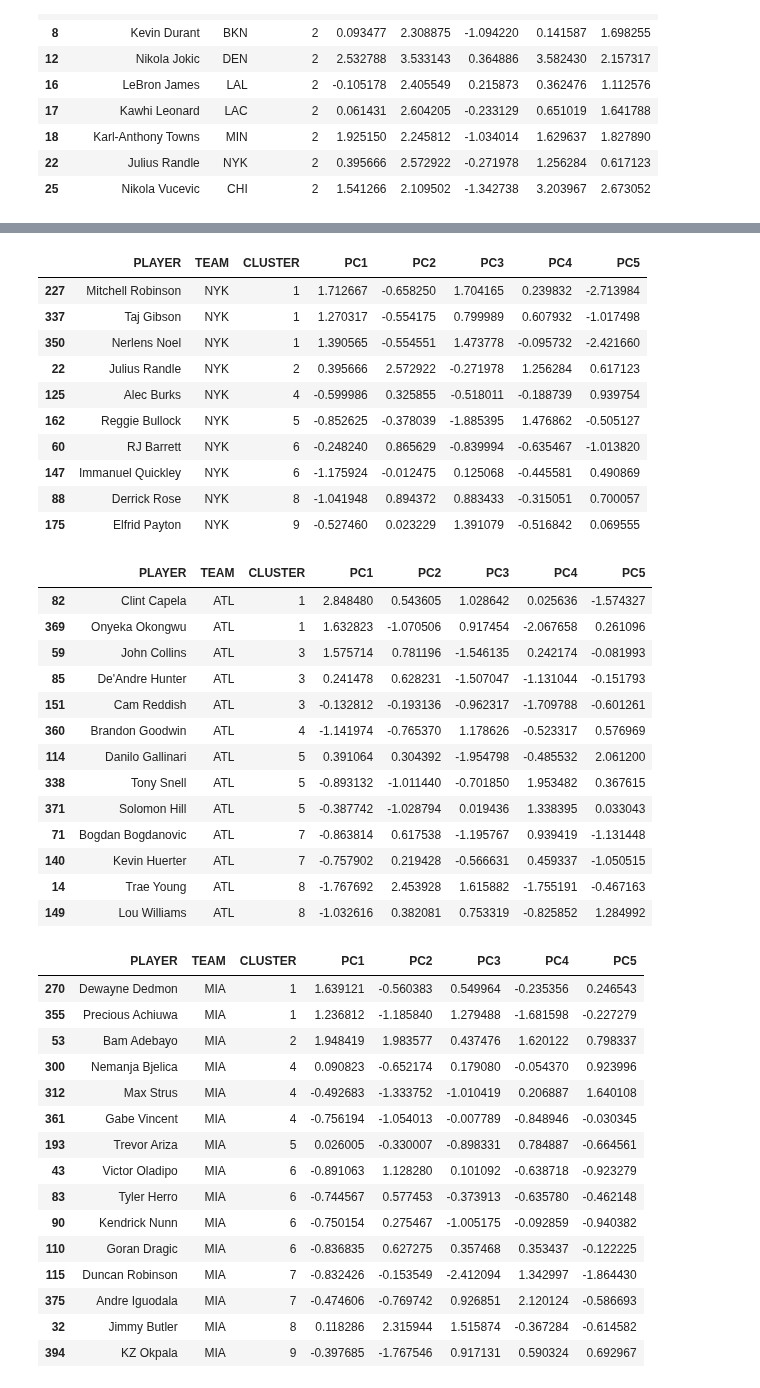
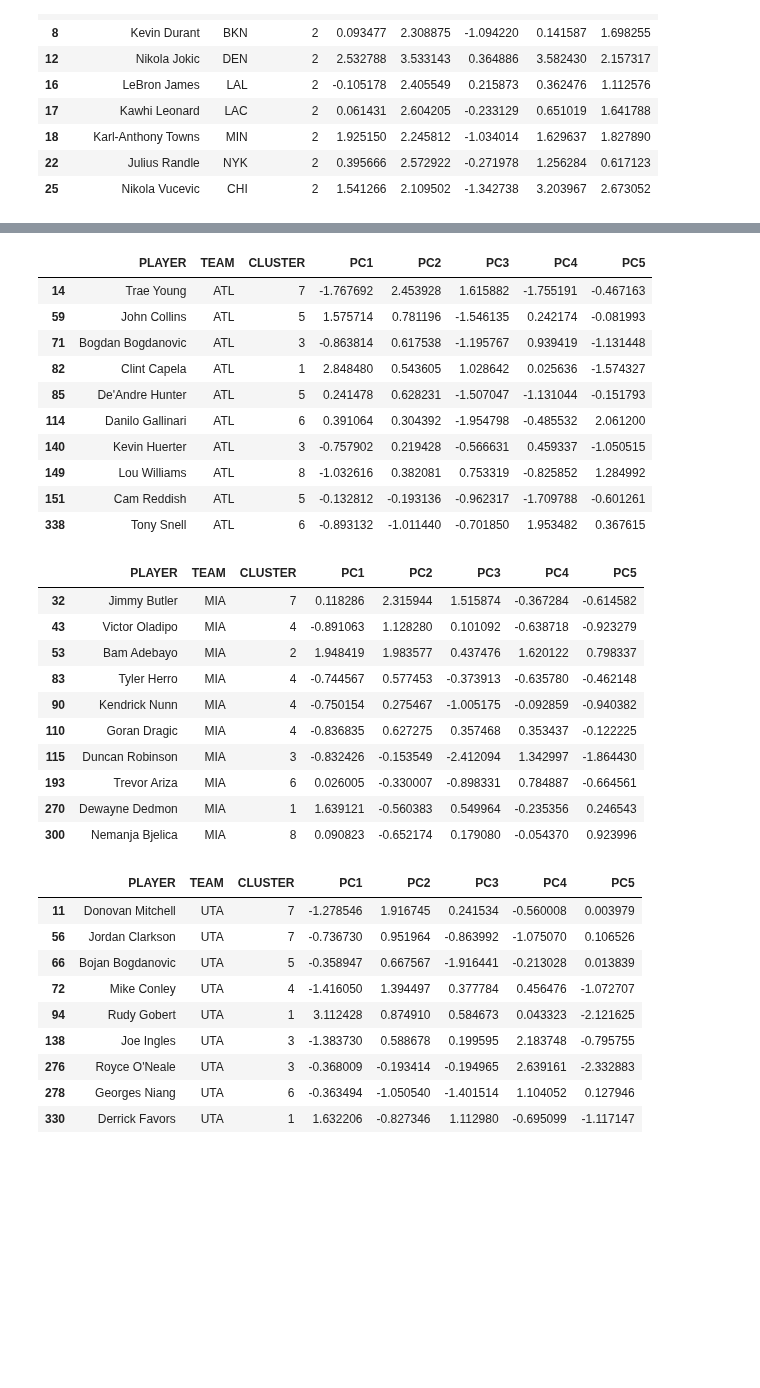
Before and after one commit to CSA100/nba-dsai, a Jupyter notebook: FinalClustering.ipynb, the cells around one changed output, grey strips where cells are left out. Cells and saved outputs as stored; diff of their text form; code cells hidden in the pictures; blank space fills up the shorter version.

```diff
--- a/FinalClustering.ipynb
+++ b/FinalClustering.ipynb
@@ -191,51 +183,42 @@ clusterData[clusterData['TEAM']=='MIL'].sort_values(by=['CLUSTER']).head(20)
 # %%
-clusterData[clusterData['TEAM']=='NYK'].sort_values(by=['CLUSTER']).head(20)
+clusterData[clusterData['TEAM']=='ATL'].head(10)
 # %% [output]
 |  | PLAYER | TEAM | CLUSTER | PC1 | PC2 | PC3 | PC4 | PC5 |
-| 227 | Mitchell Robinson | NYK | 1 | 1.712667 | -0.658250 | 1.704165 | 0.239832 | -2.713984 |
-| 337 | Taj Gibson | NYK | 1 | 1.270317 | -0.554175 | 0.799989 | 0.607932 | -1.017498 |
-| 350 | Nerlens Noel | NYK | 1 | 1.390565 | -0.554551 | 1.473778 | -0.095732 | -2.421660 |
-| 22 | Julius Randle | NYK | 2 | 0.395666 | 2.572922 | -0.271978 | 1.256284 | 0.617123 |
-| 125 | Alec Burks | NYK | 4 | -0.599986 | 0.325855 | -0.518011 | -0.188739 | 0.939754 |
-| 162 | Reggie Bullock | NYK | 5 | -0.852625 | -0.378039 | -1.885395 | 1.476862 | -0.505127 |
-| 60 | RJ Barrett | NYK | 6 | -0.248240 | 0.865629 | -0.839994 | -0.635467 | -1.013820 |
-| 147 | Immanuel Quickley | NYK | 6 | -1.175924 | -0.012475 | 0.125068 | -0.445581 | 0.490869 |
-| 88 | Derrick Rose | NYK | 8 | -1.041948 | 0.894372 | 0.883433 | -0.315051 | 0.700057 |
-| 175 | Elfrid Payton | NYK | 9 | -0.527460 | 0.023229 | 1.391079 | -0.516842 | 0.069555 |
+| 14 | Trae Young | ATL | 7 | -1.767692 | 2.453928 | 1.615882 | -1.755191 | -0.467163 |
+| 59 | John Collins | ATL | 5 | 1.575714 | 0.781196 | -1.546135 | 0.242174 | -0.081993 |
+| 71 | Bogdan Bogdanovic | ATL | 3 | -0.863814 | 0.617538 | -1.195767 | 0.939419 | -1.131448 |
+| 82 | Clint Capela | ATL | 1 | 2.848480 | 0.543605 | 1.028642 | 0.025636 | -1.574327 |
+| 85 | De'Andre Hunter | ATL | 5 | 0.241478 | 0.628231 | -1.507047 | -1.131044 | -0.151793 |
+| 114 | Danilo Gallinari | ATL | 6 | 0.391064 | 0.304392 | -1.954798 | -0.485532 | 2.061200 |
+| 140 | Kevin Huerter | ATL | 3 | -0.757902 | 0.219428 | -0.566631 | 0.459337 | -1.050515 |
+| 149 | Lou Williams | ATL | 8 | -1.032616 | 0.382081 | 0.753319 | -0.825852 | 1.284992 |
+| 151 | Cam Reddish | ATL | 5 | -0.132812 | -0.193136 | -0.962317 | -1.709788 | -0.601261 |
+| 338 | Tony Snell | ATL | 6 | -0.893132 | -1.011440 | -0.701850 | 1.953482 | 0.367615 |
 # %%
-clusterData[clusterData['TEAM']=='ATL'].sort_values(by=['CLUSTER']).head(20)
+clusterData[clusterData['TEAM']=='MIA'].head(10)
 # %% [output]
 |  | PLAYER | TEAM | CLUSTER | PC1 | PC2 | PC3 | PC4 | PC5 |
-| 82 | Clint Capela | ATL | 1 | 2.848480 | 0.543605 | 1.028642 | 0.025636 | -1.574327 |
-| 369 | Onyeka Okongwu | ATL | 1 | 1.632823 | -1.070506 | 0.917454 | -2.067658 | 0.261096 |
-| 59 | John Collins | ATL | 3 | 1.575714 | 0.781196 | -1.546135 | 0.242174 | -0.081993 |
-| 85 | De'Andre Hunter | ATL | 3 | 0.241478 | 0.628231 | -1.507047 | -1.131044 | -0.151793 |
-| 151 | Cam Reddish | ATL | 3 | -0.132812 | -0.193136 | -0.962317 | -1.709788 | -0.601261 |
-| 360 | Brandon Goodwin | ATL | 4 | -1.141974 | -0.765370 | 1.178626 | -0.523317 | 0.576969 |
-| 114 | Danilo Gallinari | ATL | 5 | 0.391064 | 0.304392 | -1.954798 | -0.485532 | 2.061200 |
-| 338 | Tony Snell | ATL | 5 | -0.893132 | -1.011440 | -0.701850 | 1.953482 | 0.367615 |
-| 371 | Solomon Hill | ATL | 5 | -0.387742 | -1.028794 | 0.019436 | 1.338395 | 0.033043 |
-| 71 | Bogdan Bogdanovic | ATL | 7 | -0.863814 | 0.617538 | -1.195767 | 0.939419 | -1.131448 |
-| 140 | Kevin Huerter | ATL | 7 | -0.757902 | 0.219428 | -0.566631 | 0.459337 | -1.050515 |
-| 14 | Trae Young | ATL | 8 | -1.767692 | 2.453928 | 1.615882 | -1.755191 | -0.467163 |
-| 149 | Lou Williams | ATL | 8 | -1.032616 | 0.382081 | 0.753319 | -0.825852 | 1.284992 |
+| 32 | Jimmy Butler | MIA | 7 | 0.118286 | 2.315944 | 1.515874 | -0.367284 | -0.614582 |
+| 43 | Victor Oladipo | MIA | 4 | -0.891063 | 1.128280 | 0.101092 | -0.638718 | -0.923279 |
+| 53 | Bam Adebayo | MIA | 2 | 1.948419 | 1.983577 | 0.437476 | 1.620122 | 0.798337 |
+| 83 | Tyler Herro | MIA | 4 | -0.744567 | 0.577453 | -0.373913 | -0.635780 | -0.462148 |
+| 90 | Kendrick Nunn | MIA | 4 | -0.750154 | 0.275467 | -1.005175 | -0.092859 | -0.940382 |
+| 110 | Goran Dragic | MIA | 4 | -0.836835 | 0.627275 | 0.357468 | 0.353437 | -0.122225 |
+| 115 | Duncan Robinson | MIA | 3 | -0.832426 | -0.153549 | -2.412094 | 1.342997 | -1.864430 |
+| 193 | Trevor Ariza | MIA | 6 | 0.026005 | -0.330007 | -0.898331 | 0.784887 | -0.664561 |
+| 270 | Dewayne Dedmon | MIA | 1 | 1.639121 | -0.560383 | 0.549964 | -0.235356 | 0.246543 |
+| 300 | Nemanja Bjelica | MIA | 8 | 0.090823 | -0.652174 | 0.179080 | -0.054370 | 0.923996 |
 # %%
-clusterData[clusterData['TEAM']=='MIA'].sort_values(by=['CLUSTER']).head(20)
+clusterData[clusterData['TEAM']=='UTA'].head(10)
 # %% [output]
 |  | PLAYER | TEAM | CLUSTER | PC1 | PC2 | PC3 | PC4 | PC5 |
-| 270 | Dewayne Dedmon | MIA | 1 | 1.639121 | -0.560383 | 0.549964 | -0.235356 | 0.246543 |
-| 355 | Precious Achiuwa | MIA | 1 | 1.236812 | -1.185840 | 1.279488 | -1.681598 | -0.227279 |
-| 53 | Bam Adebayo | MIA | 2 | 1.948419 | 1.983577 | 0.437476 | 1.620122 | 0.798337 |
-| 300 | Nemanja Bjelica | MIA | 4 | 0.090823 | -0.652174 | 0.179080 | -0.054370 | 0.923996 |
-| 312 | Max Strus | MIA | 4 | -0.492683 | -1.333752 | -1.010419 | 0.206887 | 1.640108 |
-| 361 | Gabe Vincent | MIA | 4 | -0.756194 | -1.054013 | -0.007789 | -0.848946 | -0.030345 |
-| 193 | Trevor Ariza | MIA | 5 | 0.026005 | -0.330007 | -0.898331 | 0.784887 | -0.664561 |
-| 43 | Victor Oladipo | MIA | 6 | -0.891063 | 1.128280 | 0.101092 | -0.638718 | -0.923279 |
-| 83 | Tyler Herro | MIA | 6 | -0.744567 | 0.577453 | -0.373913 | -0.635780 | -0.462148 |
-| 90 | Kendrick Nunn | MIA | 6 | -0.750154 | 0.275467 | -1.005175 | -0.092859 | -0.940382 |
-| 110 | Goran Dragic | MIA | 6 | -0.836835 | 0.627275 | 0.357468 | 0.353437 | -0.122225 |
-| 115 | Duncan Robinson | MIA | 7 | -0.832426 | -0.153549 | -2.412094 | 1.342997 | -1.864430 |
-| 375 | Andre Iguodala | MIA | 7 | -0.474606 | -0.769742 | 0.926851 | 2.120124 | -0.586693 |
-| 32 | Jimmy Butler | MIA | 8 | 0.118286 | 2.315944 | 1.515874 | -0.367284 | -0.614582 |
-| 394 | KZ Okpala | MIA | 9 | -0.397685 | -1.767546 | 0.917131 | 0.590324 | 0.692967 |
+| 11 | Donovan Mitchell | UTA | 7 | -1.278546 | 1.916745 | 0.241534 | -0.560008 | 0.003979 |
+| 56 | Jordan Clarkson | UTA | 7 | -0.736730 | 0.951964 | -0.863992 | -1.075070 | 0.106526 |
+| 66 | Bojan Bogdanovic | UTA | 5 | -0.358947 | 0.667567 | -1.916441 | -0.213028 | 0.013839 |
+| 72 | Mike Conley | UTA | 4 | -1.416050 | 1.394497 | 0.377784 | 0.456476 | -1.072707 |
+| 94 | Rudy Gobert | UTA | 1 | 3.112428 | 0.874910 | 0.584673 | 0.043323 | -2.121625 |
+| 138 | Joe Ingles | UTA | 3 | -1.383730 | 0.588678 | 0.199595 | 2.183748 | -0.795755 |
+| 276 | Royce O'Neale | UTA | 3 | -0.368009 | -0.193414 | -0.194965 | 2.639161 | -2.332883 |
+| 278 | Georges Niang | UTA | 6 | -0.363494 | -1.050540 | -1.401514 | 1.104052 | 0.127946 |
+| 330 | Derrick Favors | UTA | 1 | 1.632206 | -0.827346 | 1.112980 | -0.695099 | -1.117147 |
 # %%
```
Also changed, not shown: parts of 18 cells of this notebook, 4 other files.
